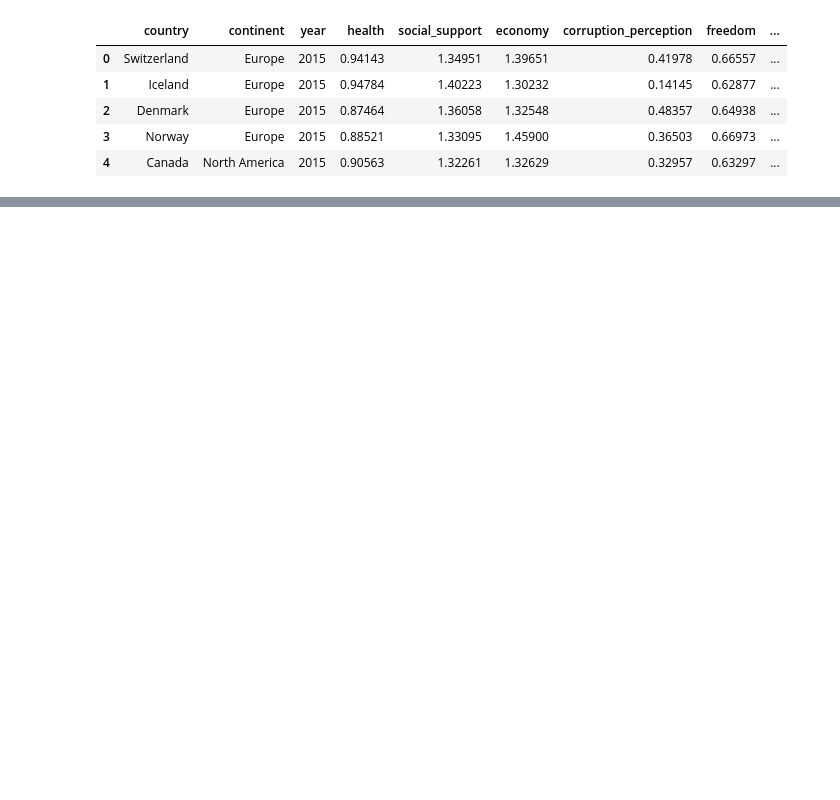
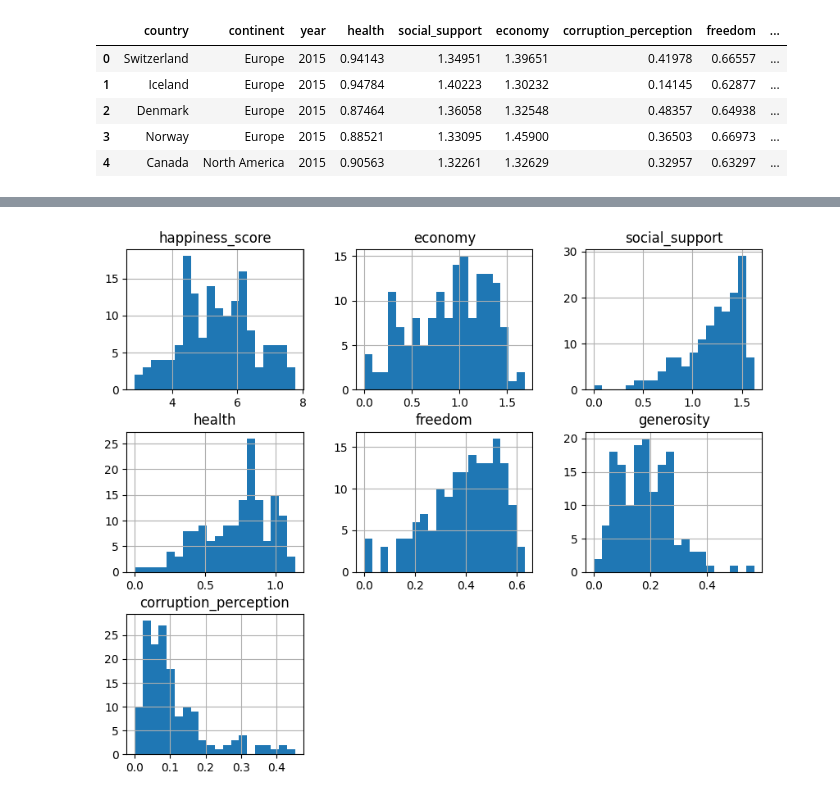
Before and after one commit to juank218/workshop3__ETL, a Jupyter notebook: notebooks/EDA.ipynb, the cells around one changed output, grey strips where cells are left out. Cells and saved outputs as stored; diff of their text form; code cells hidden in the pictures; blank space fills up the shorter version.

```diff
--- a/notebooks/EDA.ipynb
+++ b/notebooks/EDA.ipynb
@@ -576,0 +646,7 @@ merged_df.head()
+# %%
+hist_graph = df.drop(columns=["happiness_rank", "year"]).copy()
+
+hist_graph.hist(figsize=(10, 8), bins=20)
+plt.show()
+# %% [output]
+[figure, added]
```
Also changed, not shown: parts of 21 cells of this notebook, 1 other file.
